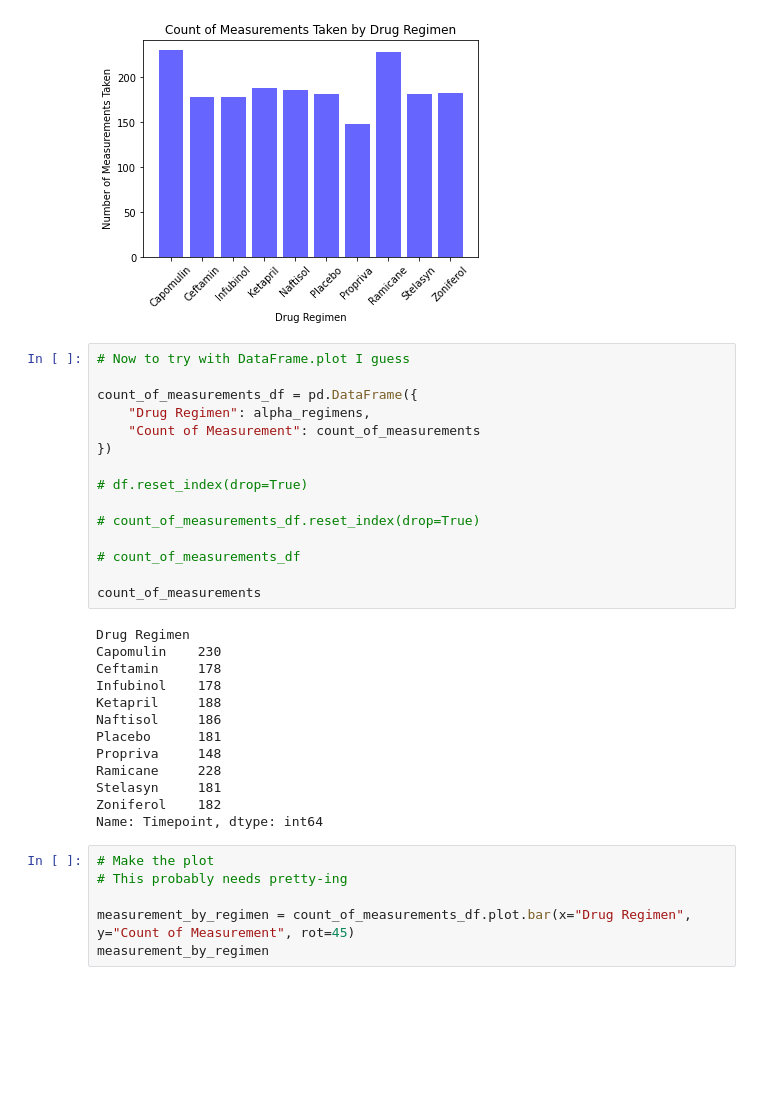
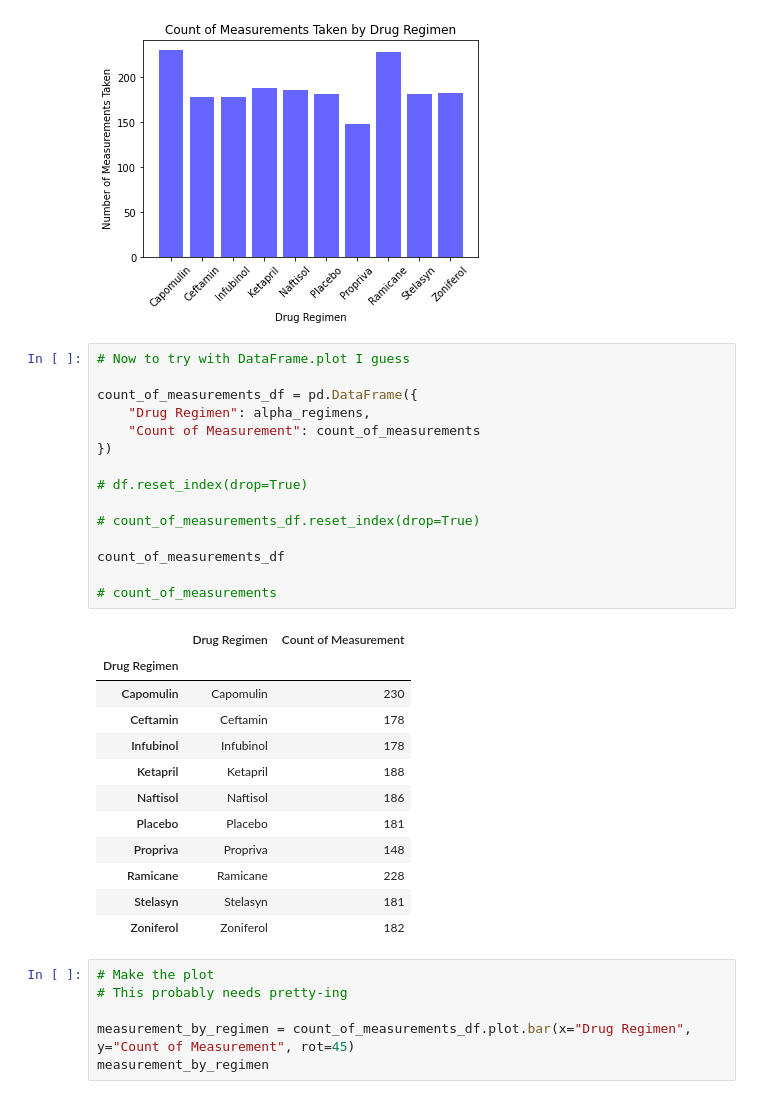
Before and after one commit to mel-c-lowe/MatPlotLib_Homework_05, a Jupyter notebook: Pymaceuticals.ipynb, the cells around one changed output. Saved outputs shown, nothing was run; the diff lists cells and outputs as text; blank space fills up the shorter version.

```diff
--- a/Pymaceuticals.ipynb
+++ b/Pymaceuticals.ipynb
@@ -162,31 +174,31 @@ plt.show()
 # %%
 # Now to try with DataFrame.plot I guess
 
 count_of_measurements_df = pd.DataFrame({
     "Drug Regimen": alpha_regimens,
     "Count of Measurement": count_of_measurements
 })
 
 # df.reset_index(drop=True)
 
 # count_of_measurements_df.reset_index(drop=True)
 
-# count_of_measurements_df
+count_of_measurements_df
 
-count_of_measurements
+# count_of_measurements
 # %% [output]
-Drug Regimen
-Capomulin    230
-Ceftamin     178
-Infubinol    178
-Ketapril     188
-Naftisol     186
-Placebo      181
-Propriva     148
-Ramicane     228
-Stelasyn     181
-Zoniferol    182
-Name: Timepoint, dtype: int64
+|  | Drug Regimen | Count of Measurement |
+| Drug Regimen |  |  |
+| Capomulin | Capomulin | 230 |
+| Ceftamin | Ceftamin | 178 |
+| Infubinol | Infubinol | 178 |
+| Ketapril | Ketapril | 188 |
+| Naftisol | Naftisol | 186 |
+| Placebo | Placebo | 181 |
+| Propriva | Propriva | 148 |
+| Ramicane | Ramicane | 228 |
+| Stelasyn | Stelasyn | 181 |
+| Zoniferol | Zoniferol | 182 |
 # %%
 # Make the plot
 # This probably needs pretty-ing
```
Also changed, not shown: parts of 4 cells of this notebook.
